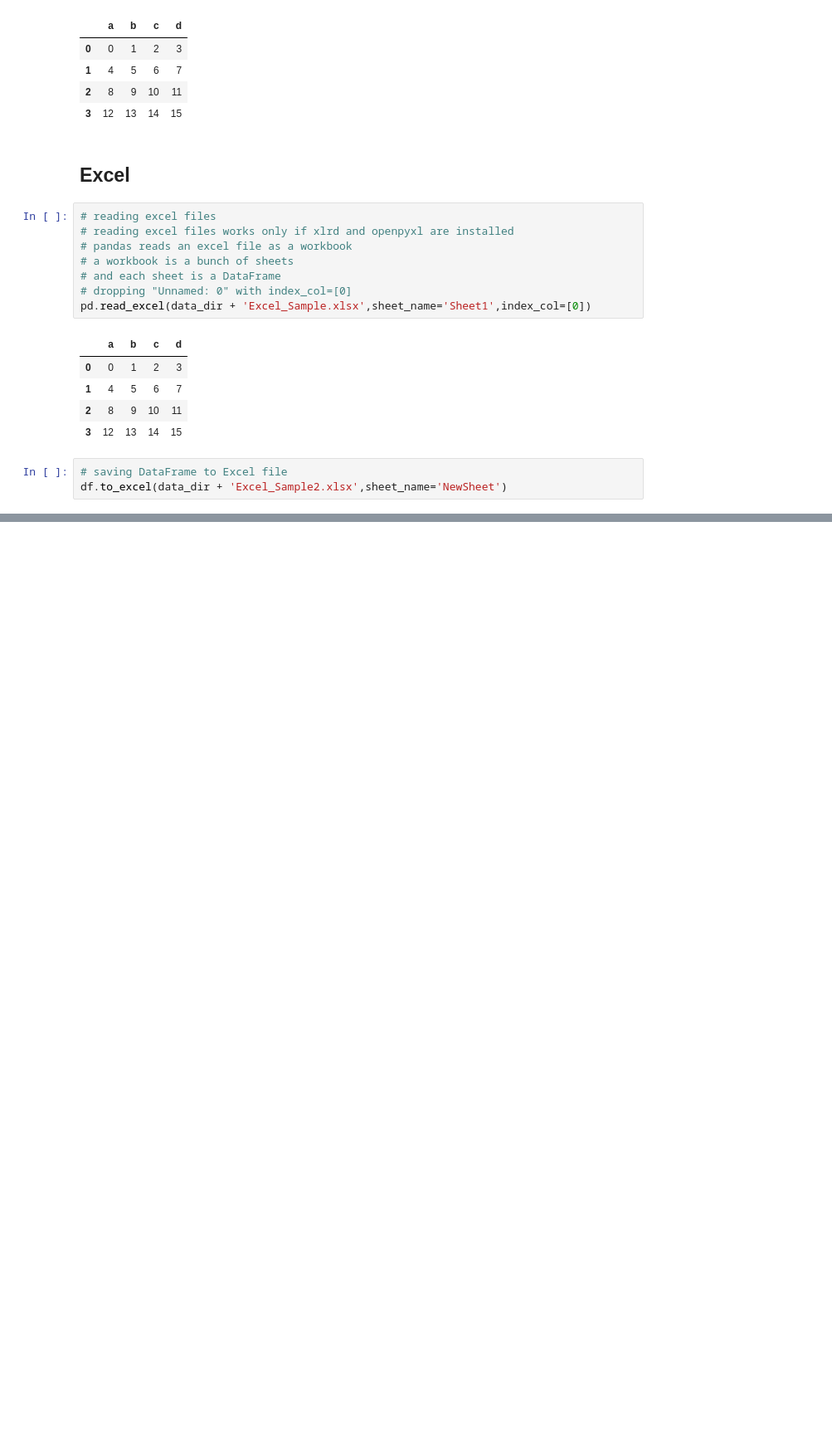
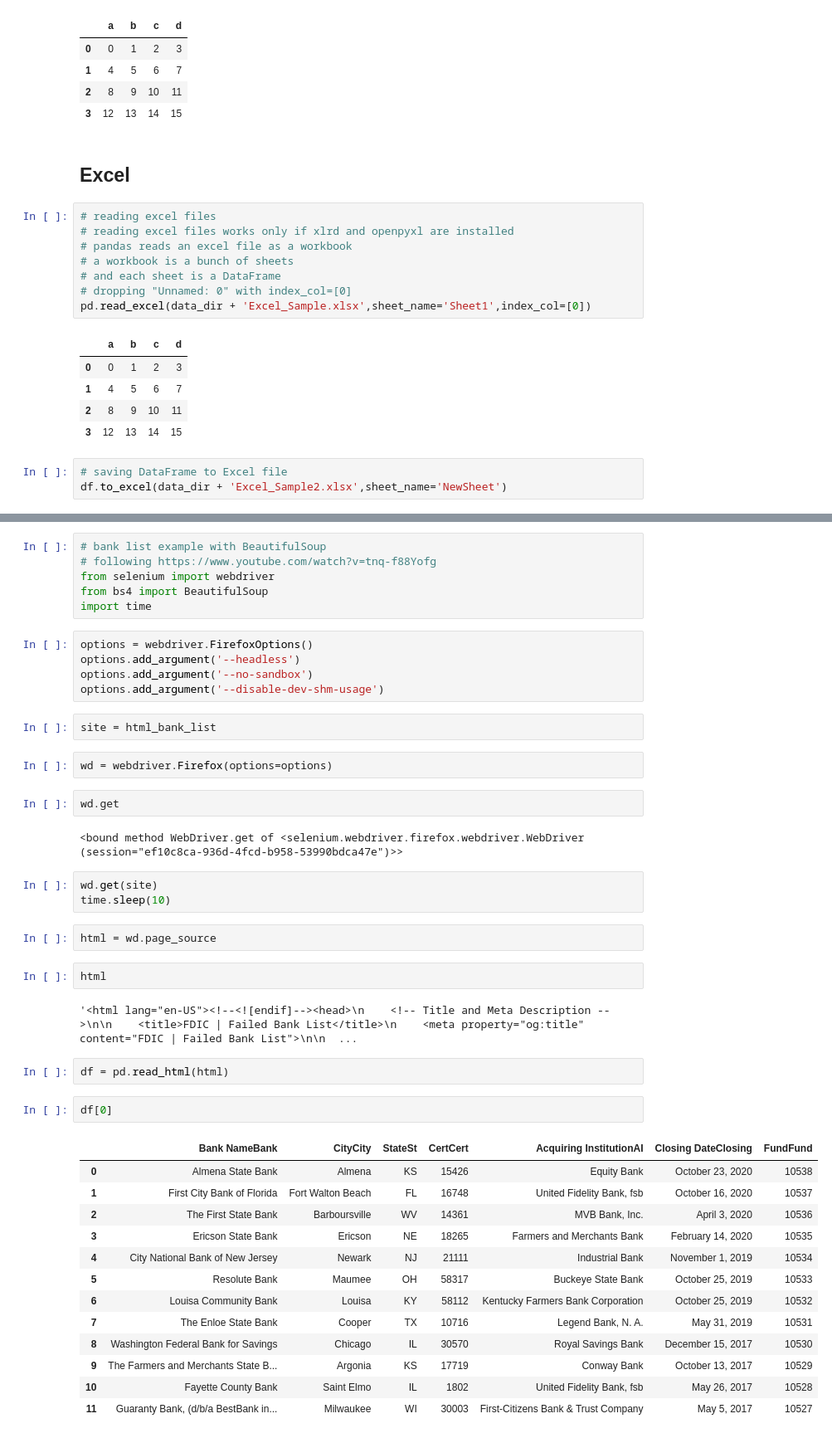
Before and after one commit to mindeleven/introduction-to-python, a Jupyter notebook: Basic-Data-Structures-NumPy-Basics-Pandas-Basics/0407-Pandas-Data-Input-and-Output.ipynb, the cells around one changed output, grey strips where cells are left out. Shown at 83% size. Saved outputs shown, nothing was run; the diff lists cells and outputs as text; blank space fills up the shorter version.

```diff
--- a/Basic-Data-Structures-NumPy-Basics-Pandas-Basics/0407-Pandas-Data-Input-and-Output.ipynb
+++ b/Basic-Data-Structures-NumPy-Basics-Pandas-Basics/0407-Pandas-Data-Input-and-Output.ipynb
@@ -53,0 +83,46 @@ df.to_excel(data_dir + 'Excel_Sample2.xlsx',sheet_name='NewSheet')
+# %%
+# bank list example with BeautifulSoup
+# following https://www.youtube.com/watch?v=tnq-f88Yofg
+from selenium import webdriver
+from bs4 import BeautifulSoup
+import time
+# %%
+options = webdriver.FirefoxOptions()
+options.add_argument('--headless')
+options.add_argument('--no-sandbox')
+options.add_argument('--disable-dev-shm-usage')
+# %%
+site = html_bank_list
+# %%
+wd = webdriver.Firefox(options=options)
+# %%
+wd.get
+# %% [output]
+<bound method WebDriver.get of <selenium.webdriver.firefox.webdriver.WebDriver (session="ef10c8ca-936d-4fcd-b958-53990bdca47e")>>
+# %%
+wd.get(site)
+time.sleep(10)
+# %%
+html = wd.page_source
+# %%
+html
+# %% [output]
+'<html lang="en-US"><!--<![endif]--><head>\n    <!-- Title and Meta Description -->\n\n    <title>FDIC | Failed Bank List</title>\n    <meta property="og:title" content="FDIC | Failed Bank List">\n\n  ...
+# %%
+df = pd.read_html(html)
+# %%
+df[0]
+# %% [output]
+|  | Bank NameBank | CityCity | StateSt | CertCert | Acquiring InstitutionAI | Closing DateClosing | FundFund |
+| 0 | Almena State Bank | Almena | KS | 15426 | Equity Bank | October 23, 2020 | 10538 |
+| 1 | First City Bank of Florida | Fort Walton Beach | FL | 16748 | United Fidelity Bank, fsb | October 16, 2020 | 10537 |
+| 2 | The First State Bank | Barboursville | WV | 14361 | MVB Bank, Inc. | April 3, 2020 | 10536 |
+| 3 | Ericson State Bank | Ericson | NE | 18265 | Farmers and Merchants Bank | February 14, 2020 | 10535 |
+| 4 | City National Bank of New Jersey | Newark | NJ | 21111 | Industrial Bank | November 1, 2019 | 10534 |
+| 5 | Resolute Bank | Maumee | OH | 58317 | Buckeye State Bank | October 25, 2019 | 10533 |
+| 6 | Louisa Community Bank | Louisa | KY | 58112 | Kentucky Farmers Bank Corporation | October 25, 2019 | 10532 |
+| 7 | The Enloe State Bank | Cooper | TX | 10716 | Legend Bank, N. A. | May 31, 2019 | 10531 |
+| 8 | Washington Federal Bank for Savings | Chicago | IL | 30570 | Royal Savings Bank | December 15, 2017 | 10530 |
+| 9 | The Farmers and Merchants State B... | Argonia | KS | 17719 | Conway Bank | October 13, 2017 | 10529 |
+| 10 | Fayette County Bank | Saint Elmo | IL | 1802 | United Fidelity Bank, fsb | May 26, 2017 | 10528 |
+| 11 | Guaranty Bank, (d/b/a BestBank in... | Milwaukee | WI | 30003 | First-Citizens Bank & Trust Company | May 5, 2017 | 10527 |
```
Also changed, not shown: parts of 14 cells of this notebook.
